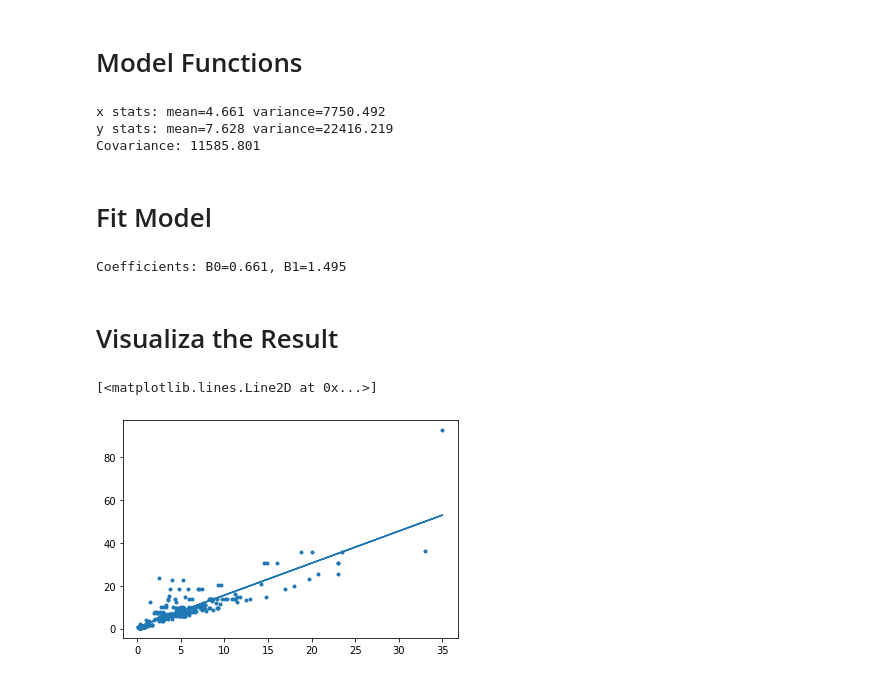
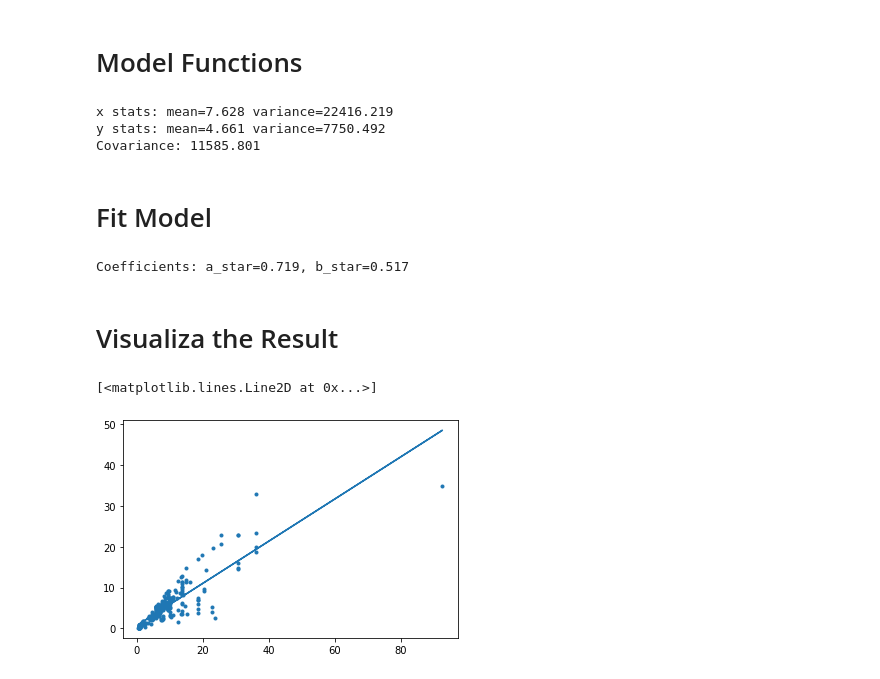
Before and after one commit to jinwu0408/Linear-Regression-Tutorial, a Jupyter notebook: Complete Code.ipynb, the cells around one changed output. Saved outputs shown, nothing was run; the diff lists cells and outputs as text; code cells hidden in the pictures.

```diff
--- a/Complete Code.ipynb
+++ b/Complete Code.ipynb
@@ -11,7 +11,7 @@ import matplotlib.pyplot as plt
 # %% [markdown]
 # Read the Dataset
 # %%
-df = pd.read_csv('car data.csv')
+df = pd.read_csv('Vehicle_sales_data.csv')
 df.head()
 # %% [output]
 |  | Car_Name | Year | Selling_Price | Present_Price | Kms_Driven | Fuel_Type | Seller_Type | Transmission | ... |
@@ -43,8 +46,9 @@ plt.scatter(df['Kms_Driven'],df['Present_Price'],marker = '.')
 # %% [markdown]
 # Model Functions
 # %%
-x = df['Selling_Price'].to_numpy()
-y = df['Present_Price'].to_numpy()
+x = df['Present_Price'].to_numpy()
+y = df['Selling_Price'].to_numpy()
+
 def mean(values):
     return sum(values) / float(len(values))
 
@@ -66,36 +70,34 @@ covar = covariance(x, mean_x, y, mean_y)
 print('x stats: mean=%.3f variance=%.3f' % (mean_x, var_x))
 print('y stats: mean=%.3f variance=%.3f' % (mean_y, var_y))
 print('Covariance: %.3f' % (covar))
-
-
-# B1 = sum((x(i) - mean(x)) * (y(i) - mean(y))) / sum( (x(i) - mean(x))^2 )
-# B0 = mean(y) - B1 * mean(x)
 # %% [output]
-x stats: mean=4.661 variance=7750.492
-y stats: mean=7.628 variance=22416.219
+x stats: mean=7.628 variance=22416.219
+y stats: mean=4.661 variance=7750.492
 Covariance: 11585.801
 # %% [markdown]
 # Fit Model
 # %%
 def coefficients(x,y):
     x_mean, y_mean = mean(x), mean(y)
-    b1 = covariance(x, x_mean, y, y_mean) / variance(x, x_mean)
-    b0 = y_mean - b1 * x_mean
-    return [b0, b1]
 
-b0,b1 = coefficients(x,y)
-print('Coefficients: B0=%.3f, B1=%.3f' % (b0, b1))
+    b_star = covariance(x, mean_x, y, mean_y) / variance(x,x_mean)
+    a_star = y_mean - b_star*x_mean
+
+    return [a_star, b_star]
+
+a_star,b_star = coefficients(x,y)
+print('Coefficients: a_star=%.3f, b_star=%.3f' % (a_star, b_star))
 # %% [output]
-Coefficients: B0=0.661, B1=1.495
+Coefficients: a_star=0.719, b_star=0.517
 # %% [markdown]
 # Visualiza the Result
 # %%
 predictions = []
 for x_val in x:
-    pred =  b0 + b1*x_val
+    pred =  a_star + b_star*x_val
     predictions.append(pred)
 plt.scatter(x,y,marker = '.')
 plt.plot(x,predictions)
 # %% [output]
 [<matplotlib.lines.Line2D at 0x...>]
-[figure, old version]
+[figure, new version]
```
Also changed, not shown: parts of 4 cells of this notebook, 1 other file.
